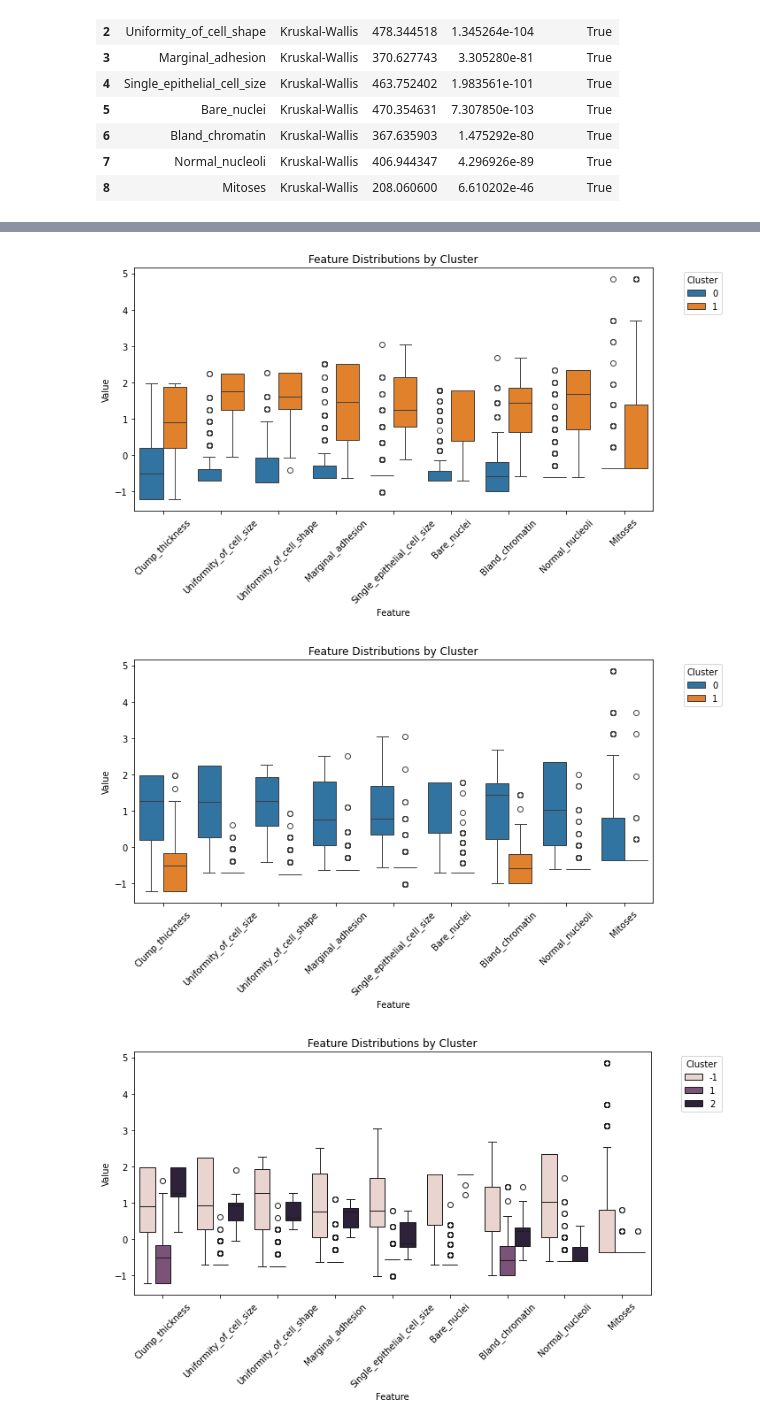
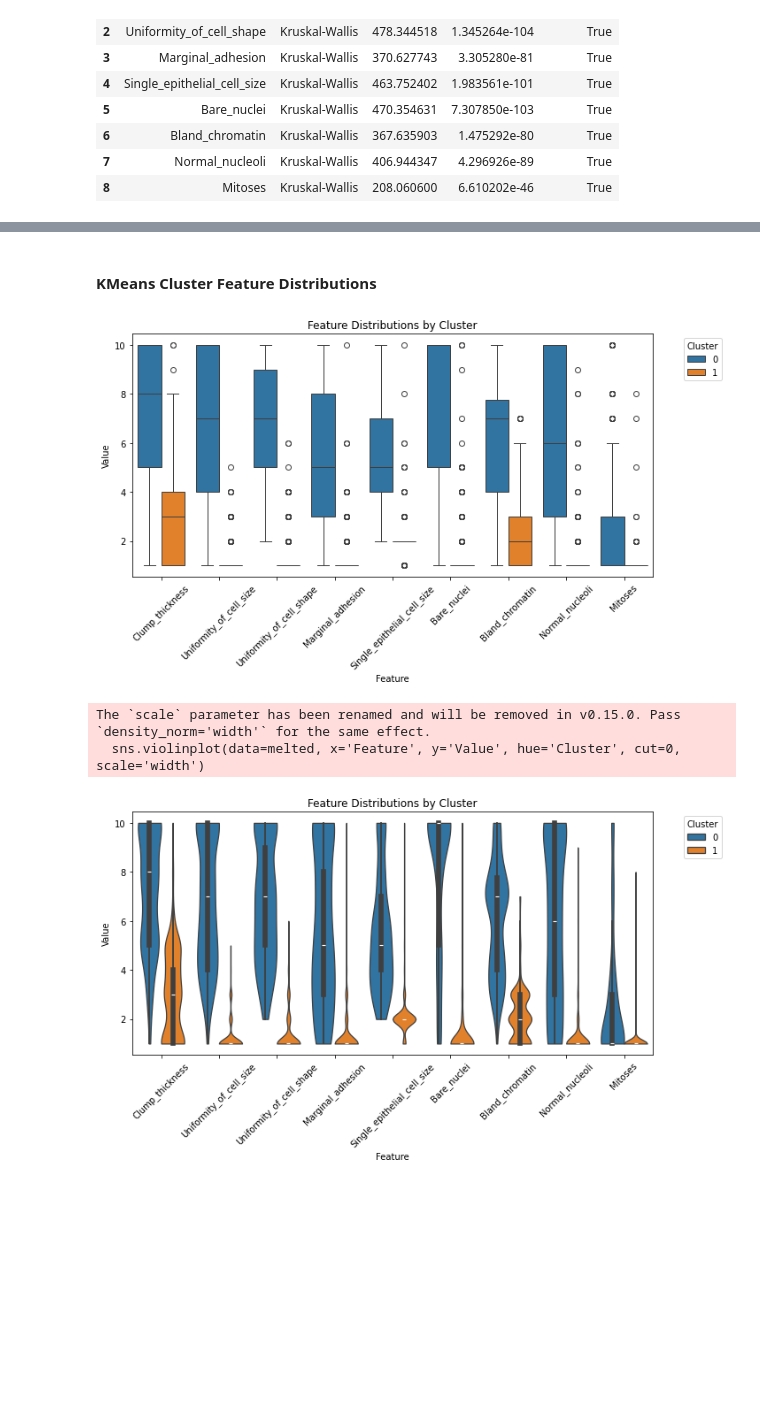
Before and after one commit to alvin-98/MLiS_Term_Project, a Jupyter notebook: ournotebook.ipynb, the cells around one changed output, grey strips where cells are left out. Saved outputs shown, nothing was run; the diff lists cells and outputs as text; code cells hidden in the pictures; blank space fills up the shorter version.

```diff
--- a/ournotebook.ipynb
+++ b/ournotebook.ipynb
@@ -379,10 +470,6 @@ PC2            0.201           -0.030   -0.798
 # %% [markdown]
 #### 4.1 Hierarchical Agglomerative Clustering
 # %%
-from hac import HAC
-from metrics import adjusted_rand_index, silhouette_score, davies_bouldin_score
-
-# It has been found that linkage: complete, n_clusters: 2 gives the most optimal scores
 
 params = {
     'n_clusters': [2, 3, 4, 5, 6],
@@ -393,17 +480,6 @@ params = {
 best_score = -np.inf
 best_params = None
 best_metrics = None
-
-def evaluate_clustering(X, labels, true_labels):
-    """
-    Returns a dictionary of metrics for given clustering results.
-    If you only want to use ARI for selection, focus on that in the final selection step.
-    """
-    results = {}
-    results['ARI'] = adjusted_rand_index(true_labels, labels)
-    results['Silhouette'] = silhouette_score(X, labels)
-    results['DaviesBouldin'] = davies_bouldin_score(X, labels)
-    return results
 
 
 for linkage in params['linkage']:
@@ -419,12 +495,13 @@ for linkage in params['linkage']:
                 clusterer.fit(X_scaled)
                 labels = clusterer.labels_
 
-                # Evaluate
+                # Evaluate clustering performance
                 metrics_dict = evaluate_clustering(X_scaled, labels, classes)
 
-                # Decide which metric to maximize (e.g. ARI)
+                # choosing the metric to maximize
                 score_for_selection = metrics_dict['Silhouette']
 
+                # updating the best parameters and metrics
                 if score_for_selection > best_score:
                     best_score = score_for_selection
                     best_params = {
@@ -434,7 +511,7 @@ for linkage in params['linkage']:
                     }
                     best_metrics = metrics_dict
 
-# Print best results
+
 print("Best Params:", best_params)
 print("All Metrics for Best Params:", best_metrics)
 # %% [output]
@@ -785,8 +941,6 @@ import matplotlib.pyplot as plt
 
 def visualize_cluster_distributions(X, labels, feature_names, plot_type='box'):
     """
-    Visualize the distribution of each feature, grouped by cluster.
-
     Parameters
     ----------
     X : numpy.ndarray or pd.DataFrame
@@ -797,14 +951,9 @@ def visualize_cluster_distributions(X, labels, feature_names, plot_type='box'):
         Names of the features (columns of X).
     plot_type : str, optional
         'box' for boxplot or 'violin' for violin plot.
-
-    Returns
-    -------
-    None
-        Displays the plot directly.
     """
 
-    # If X is a NumPy array, convert it to a DataFrame for easy plotting
+    # converting X into a DataFrame for easy plotting
     if not isinstance(X, pd.DataFrame):
         X_df = pd.DataFrame(X, columns=feature_names)
     else:
@@ -821,14 +970,15 @@ def visualize_cluster_distributions(X, labels, feature_names, plot_type='box'):
                        var_name='Feature',
                        value_name='Value')
 
-    # Create a single figure for all features
+
     plt.figure(figsize=(10, 6))
 
-    # Choose the plot type
+    # choosing the plot type
     if plot_type == 'box':
         sns.boxplot(data=melted, x='Feature', y='Value', hue='Cluster')
     elif plot_type == 'violin':
         sns.violinplot(data=melted, x='Feature', y='Value', hue='Cluster', cut=0, scale='width')
+
     else:
         raise ValueError("plot_type must be either 'box' or 'violin'.")
 
@@ -837,11 +987,3 @@ def visualize_cluster_distributions(X, labels, feature_names, plot_type='box'):
     plt.legend(title='Cluster', bbox_to_anchor=(1.05, 1), loc='upper left')
     plt.tight_layout()
     plt.show()
-# %%
-# Suppose X_scaled is your scaled dataset (NumPy array),
-# labels is a list/array of cluster labels,
-# and feature_names is a list of column names.
-
-visualize_cluster_distributions(X_scaled, hac.labels_, feature_names, plot_type='box')
-# %% [output]
-[figure, removed]
@@ -848,9 +1073,13 @@ visualize_cluster_distributions(X_scaled, hac.labels_, feature_names, plot_type=
+# %% [markdown]
+#### KMeans Cluster Feature Distributions
 # %%
 
-visualize_cluster_distributions(X_scaled, kmeans.labels_, feature_names, plot_type='box')
+visualize_cluster_distributions(X, kmeans.labels_, feature_names, plot_type='box')
 # %% [output]
-[figure, old version]
+[figure, new version]
 # %%
-visualize_cluster_distributions(X_scaled, dbscan.labels_, feature_names, plot_type='box')
+visualize_cluster_distributions(X, kmeans.labels_, feature_names, plot_type='violin')
 # %% [output]
+The `scale` parameter has been renamed and will be removed in v0.15.0. Pass `density_norm='width'` for the same effect.
+  sns.violinplot(data=melted, x='Feature', y='Value', hue='Cluster', cut=0, scale='width')
-[figure, old version]
+[figure, new version]
```
Also changed, not shown: parts of 40 cells of this notebook.
